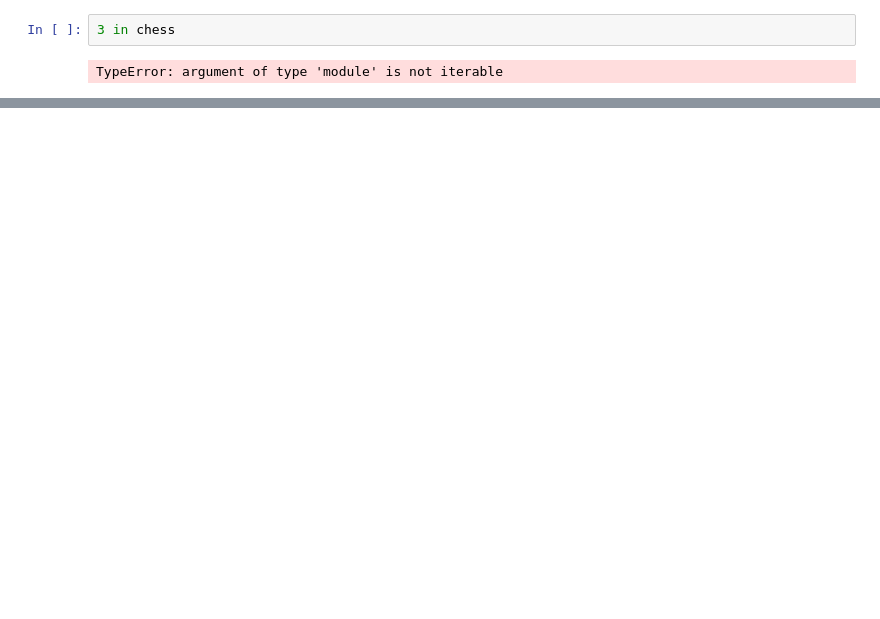
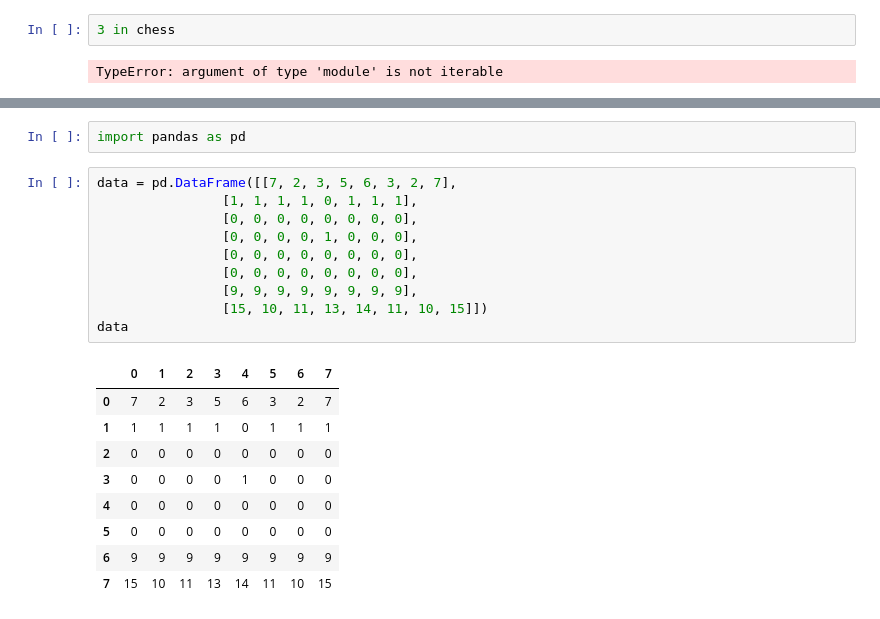
Before and after one commit to xtreemtg/Chess_AI, a Jupyter notebook: chess_ai/con_nn_keras.ipynb, the cells around one changed output, grey strips where cells are left out. Saved outputs shown, nothing was run; the diff lists cells and outputs as text; blank space fills up the shorter version.

```diff
--- a/chess_ai/con_nn_keras.ipynb
+++ b/chess_ai/con_nn_keras.ipynb
@@ -444,0 +891,22 @@ TypeError: argument of type 'module' is not iterable
+# %%
+import pandas as pd
+# %%
+data = pd.DataFrame([[7, 2, 3, 5, 6, 3, 2, 7],
+                [1, 1, 1, 1, 0, 1, 1, 1],
+                [0, 0, 0, 0, 0, 0, 0, 0],
+                [0, 0, 0, 0, 1, 0, 0, 0],
+                [0, 0, 0, 0, 0, 0, 0, 0],
+                [0, 0, 0, 0, 0, 0, 0, 0],
+                [9, 9, 9, 9, 9, 9, 9, 9],
+                [15, 10, 11, 13, 14, 11, 10, 15]])
+data
+# %% [output]
+|  | 0 | 1 | 2 | 3 | 4 | 5 | 6 | 7 |
+| 0 | 7 | 2 | 3 | 5 | 6 | 3 | 2 | 7 |
+| 1 | 1 | 1 | 1 | 1 | 0 | 1 | 1 | 1 |
+| 2 | 0 | 0 | 0 | 0 | 0 | 0 | 0 | 0 |
+| 3 | 0 | 0 | 0 | 0 | 1 | 0 | 0 | 0 |
+| 4 | 0 | 0 | 0 | 0 | 0 | 0 | 0 | 0 |
+| 5 | 0 | 0 | 0 | 0 | 0 | 0 | 0 | 0 |
+| 6 | 9 | 9 | 9 | 9 | 9 | 9 | 9 | 9 |
+| 7 | 15 | 10 | 11 | 13 | 14 | 11 | 10 | 15 |
```
Also changed, not shown: parts of 74 cells of this notebook, 10 other files.
